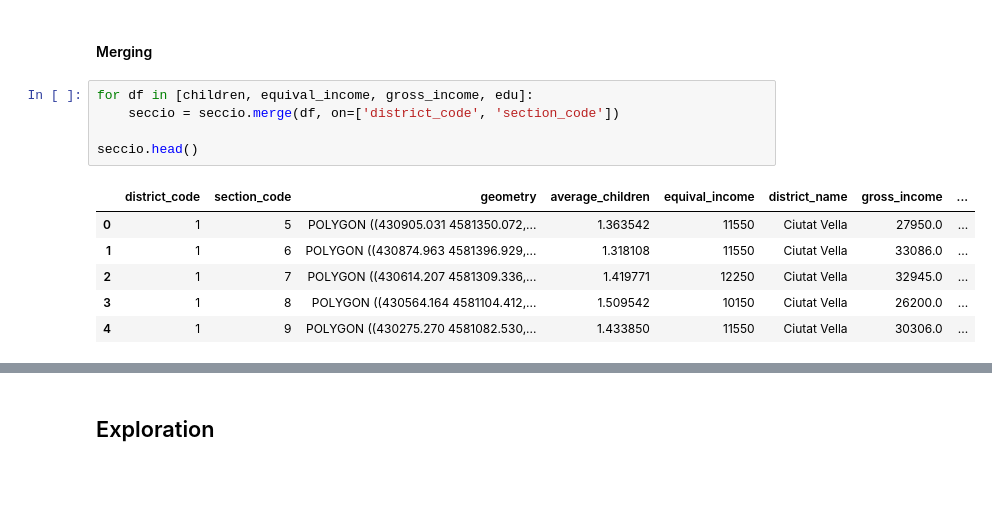
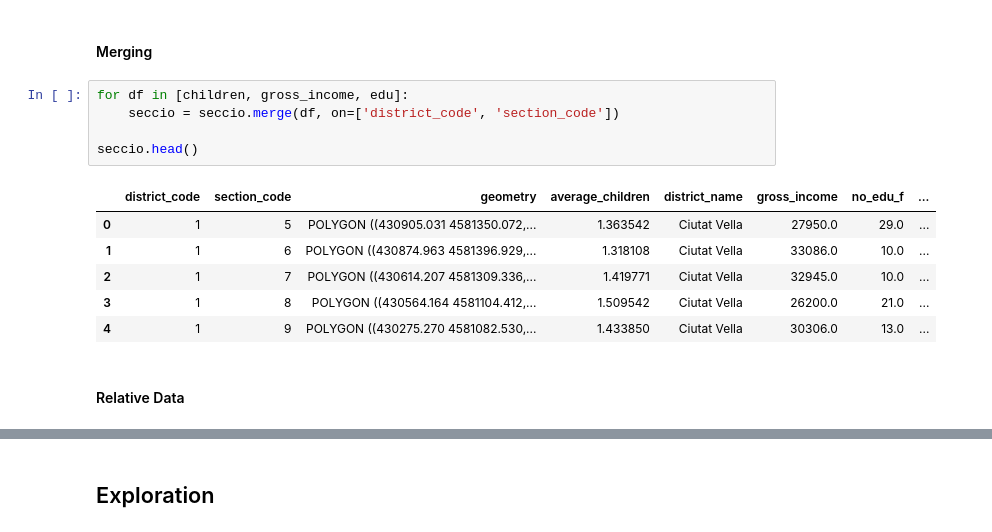
Before and after one commit to novotny-marek/SDS4SG-barcelona-case, a Jupyter notebook: barcelona.ipynb, the cells around one changed output, grey strips where cells are left out. Drawn from its saved outputs; the diff is of its cells as text; blank space fills up the shorter version.

```diff
--- a/barcelona.ipynb
+++ b/barcelona.ipynb
@@ -241,14 +216,16 @@ memory usage: 25.2 KB
 # %% [markdown]
 #### Merging
 # %%
-for df in [children, equival_income, gross_income, edu]:
+for df in [children, gross_income, edu]:
     seccio = seccio.merge(df, on=['district_code', 'section_code'])
 
 seccio.head()
 # %% [output]
-|  | district_code | section_code | geometry | average_children | equival_income | district_name | gross_income | ... |
-| 0 | 1 | 5 | POLYGON ((430905.031 4581350.072,... | 1.363542 | 11550 | Ciutat Vella | 27950.0 | ... |
-| 1 | 1 | 6 | POLYGON ((430874.963 4581396.929,... | 1.318108 | 11550 | Ciutat Vella | 33086.0 | ... |
-| 2 | 1 | 7 | POLYGON ((430614.207 4581309.336,... | 1.419771 | 12250 | Ciutat Vella | 32945.0 | ... |
-| 3 | 1 | 8 | POLYGON ((430564.164 4581104.412,... | 1.509542 | 10150 | Ciutat Vella | 26200.0 | ... |
-| 4 | 1 | 9 | POLYGON ((430275.270 4581082.530,... | 1.433850 | 11550 | Ciutat Vella | 30306.0 | ... |
+|  | district_code | section_code | geometry | average_children | district_name | gross_income | no_edu_f | ... |
+| 0 | 1 | 5 | POLYGON ((430905.031 4581350.072,... | 1.363542 | Ciutat Vella | 27950.0 | 29.0 | ... |
+| 1 | 1 | 6 | POLYGON ((430874.963 4581396.929,... | 1.318108 | Ciutat Vella | 33086.0 | 10.0 | ... |
+| 2 | 1 | 7 | POLYGON ((430614.207 4581309.336,... | 1.419771 | Ciutat Vella | 32945.0 | 10.0 | ... |
+| 3 | 1 | 8 | POLYGON ((430564.164 4581104.412,... | 1.509542 | Ciutat Vella | 26200.0 | 21.0 | ... |
+| 4 | 1 | 9 | POLYGON ((430275.270 4581082.530,... | 1.433850 | Ciutat Vella | 30306.0 | 13.0 | ... |
+# %% [markdown]
+#### Relative Data
```
Also changed, not shown: parts of 14 cells of this notebook.
